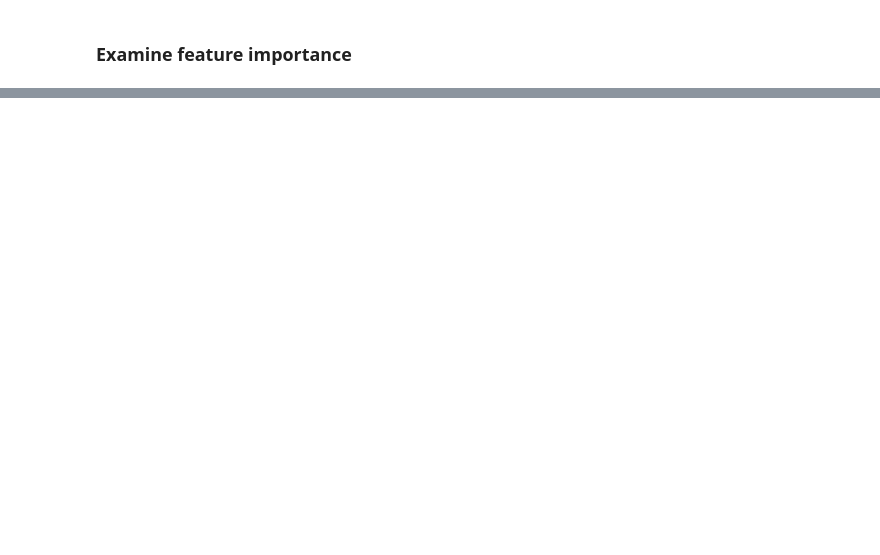
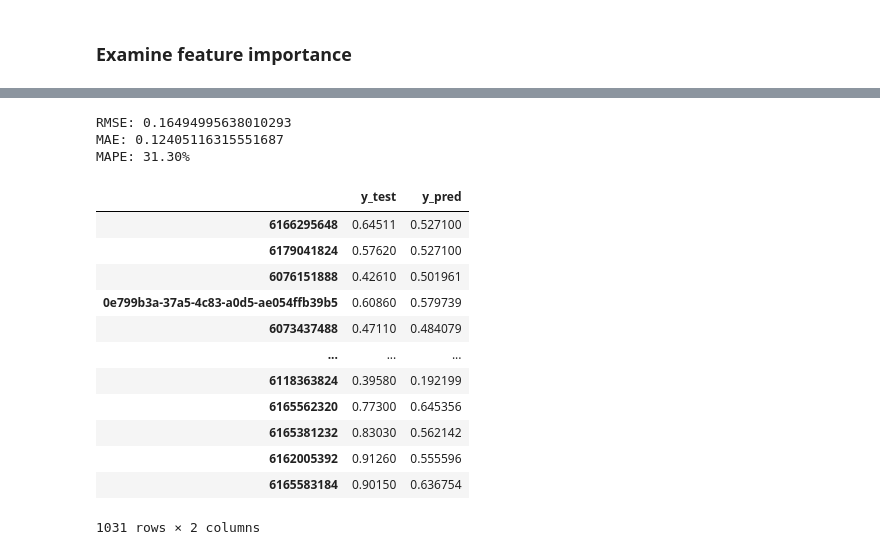
Before and after one commit to tjespe/texas-holdem-ai, a Jupyter notebook: hidden_state_model/notebooks/prob_model.ipynb, the cells around one changed output, grey strips where cells are left out. Drawn from its saved outputs; the diff is of its cells as text; code cells hidden in the pictures; blank space fills up the shorter version.

Commit message:
Experiment with xgboost for prob_model

```diff
--- a/hidden_state_model/notebooks/prob_model.ipynb
+++ b/hidden_state_model/notebooks/prob_model.ipynb
@@ -309,0 +333,22 @@ coef_df
+# %%
+# Cross validate to find good hyperparameters
+from sklearn.model_selection import GridSearchCV
+
+# Define the parameter grid
+param_grid = {
+    'regressor__n_estimators': [100, 500],
+    'regressor__learning_rate': [0.01, 0.1],
+    'regressor__max_depth': [3, 5, 7],
+    'regressor__subsample': [0.6, 0.8, 1.0],
+    'regressor__colsample_bytree': [0.6, 0.8, 1.0],
+}
+
+# Grid search over the XGBRegressor parameters
+grid_search = GridSearchCV(model, param_grid, cv=5, scoring='neg_mean_squared_error')
+
+# Fit the model
+grid_search.fit(X_train, y_train)
+
+# Best parameters and score
+print(grid_search.best_params_)
+print(grid_search.best_score_)
@@ -309,0 +358,5 @@ coef_df
+# %%
+# Use the best model
+model = grid_search.best_estimator_
+# %%
+model.fit(X_train, y_train)
@@ -309,0 +381,28 @@ coef_df
+# %%
+# Get predictions
+y_pred = model.predict(X_test)
+pred_df = pd.DataFrame({"y_test": y_test, "y_pred": y_pred})
+rmse = root_mean_squared_error(y_test, y_pred)
+print(f"RMSE: {rmse}")
+mae = np.mean(np.abs(y_test - y_pred))
+print(f"MAE: {mae}")
+mape = np.mean(np.abs((y_test - y_pred) / y_test))
+print(f"MAPE: {mape*100:.2f}%")
+pred_df
+# %% [output]
+RMSE: 0.16494995638010293
+MAE: 0.12405116315551687
+MAPE: 31.30%
+|  | y_test | y_pred |
+| 6166295648 | 0.64511 | 0.527100 |
+| 6179041824 | 0.57620 | 0.527100 |
+| 6076151888 | 0.42610 | 0.501961 |
+| 0e799b3a-37a5-4c83-a0d5-ae054ffb39b5 | 0.60860 | 0.579739 |
+| 6073437488 | 0.47110 | 0.484079 |
+| ... | ... | ... |
+| 6118363824 | 0.39580 | 0.192199 |
+| 6165562320 | 0.77300 | 0.645356 |
+| 6165381232 | 0.83030 | 0.562142 |
+| 6162005392 | 0.91260 | 0.555596 |
+| 6165583184 | 0.90150 | 0.636754 |
+1031 rows × 2 columns
```
Also changed, not shown: parts of 12 cells of this notebook.
